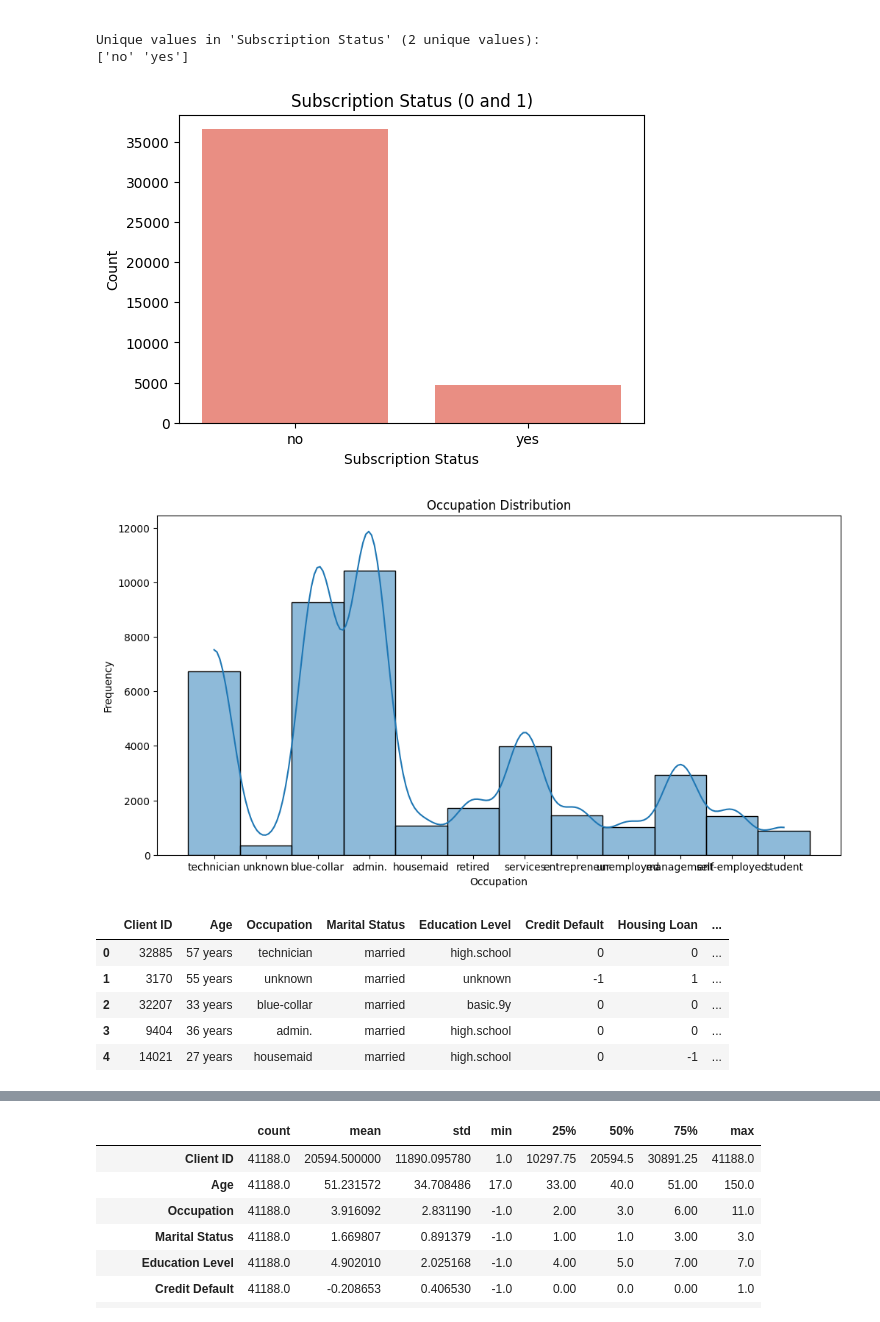
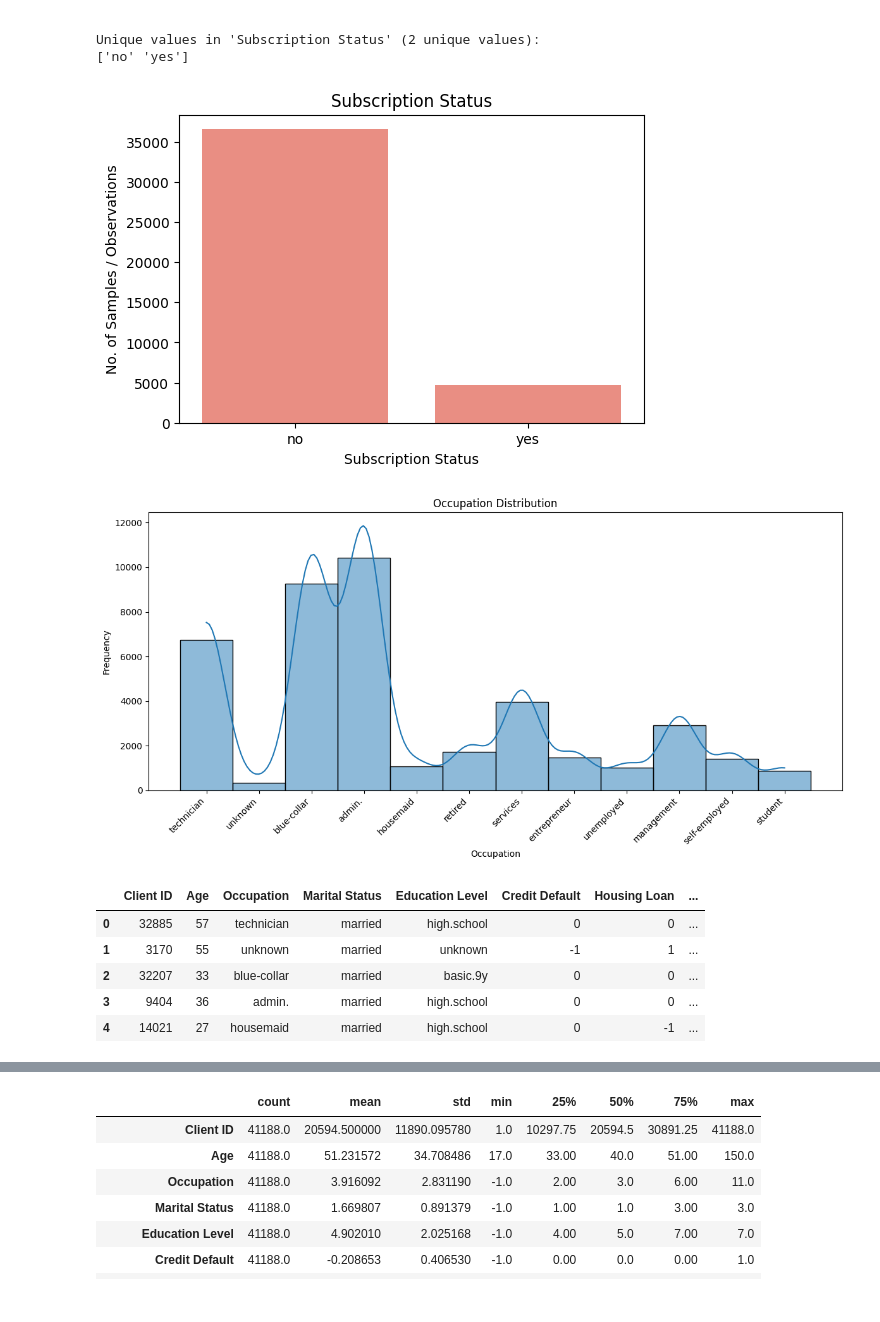
Before and after one commit to jayelinjiaqi/aiap20-jaye-lin-jiaqi-945I, a Jupyter notebook: eda.ipynb, the cells around one changed output, grey strips where cells are left out. Drawn from its saved outputs; the diff is of its cells as text; code cells hidden in the pictures.

```diff
--- a/eda.ipynb
+++ b/eda.ipynb
@@ -146,28 +149,59 @@ Unique values in 'Subscription Status' (2 unique values):
 ['no' 'yes']
 # %%
 # Distribution of subsription status
+
 plt.figure(figsize=(6, 4))
 sns.countplot(x=df['Subscription Status'], color='salmon')
-plt.title('Subscription Status (0 and 1)')
+plt.title('Subscription Status')
 plt.xlabel('Subscription Status')
-plt.ylabel('Count')
-plt.xticks([0, 1])  # Set the x-axis ticks to show only 0 and 1
+plt.ylabel('No. of Samples / Observations')
 plt.show()
+
+# Data is significantly imbalanced with more representation of clients who are non-subscribers
 # %% [output]
-[figure, old version]
+[figure, new version]
 # %%
 # Distribution of occupation
 
 plt.figure(figsize=(12, 6))
 sns.histplot(df['Occupation'], bins=20, kde=True)
+
 plt.title('Occupation Distribution')
 plt.xlabel('Occupation')
 plt.ylabel('Frequency')
+
+# Rotate x-axis labels to prevent cutoff
+plt.xticks(rotation=45, ha='right')  # or use 90 for vertical
+
+# Prevent clipping of labels
+plt.tight_layout()
+
 plt.show()
+
+# Technicians, blue-collar workers and admin workers are more heavily represented in the data set
+# Use one-hot encoding to convert categories to binary variables to prevent model from assuming importance of one category over another
 # %% [output]
-[figure, old version]
+[figure, new version]
 # %%
-# Data cleaning
+# Feature Processing
+
+# Replace 'Telephone' with 'telephone' and 'Cell' with 'cellular'
+def contact_method_cleaning(mobile_str):
+
+    if mobile_str == 'Telephone':
+        return 'telephone'
+    elif mobile_str == 'Cell':
+        return 'cellular'
+    else:
+        return mobile_str
+
+# Apply contact_method_cleaning function to feature 'Contact Method'
+df['Contact Method'] = df['Contact Method'].apply(contact_method_cleaning)
+
+# Extract numerical age from string using regex and convert to int for feature 'Age'
+df['Age'] = df['Age'].str.extract(r'(\d+)').astype(int)
+
+# Map 'no' to 0, 'yes' to 1 and 'unknown' or NULL to -1
 def yes_no_binary(yes_no_str):
 
     if yes_no_str == 'no':
@@ -177,27 +211,19 @@ def yes_no_binary(yes_no_str):
     else:
         return -1
 
-def mobile_binary(mobile_str):
-
-    if mobile_str == 'Telephone':
-        return 'telephone'
-    elif mobile_str == 'Cell':
-        return 'cellular'
-    else:
-        return mobile_str
-
+# Apply yes_no_binary function to features 'Hosing Loan', 'Personal Loan', 'Credit Default' and 'Subscription Status'
 df['Housing Loan'] = df['Housing Loan'].apply(yes_no_binary)
 df['Personal Loan'] = df['Personal Loan'].apply(yes_no_binary)
+df['Credit Default'] = df['Credit Default'].apply(yes_no_binary)
 df['Subscription Status'] = df['Subscription Status'].apply(yes_no_binary)
-df['Credit Default'] = df['Credit Default'].apply(yes_no_binary)
-df['Contact Method'] = df['Contact Method'].apply(mobile_binary)
+
 df.head()
 # %% [output]
 |  | Client ID | Age | Occupation | Marital Status | Education Level | Credit Default | Housing Loan | ... |
-| 0 | 32885 | 57 years | technician | married | high.school | 0 | 0 | ... |
-| 1 | 3170 | 55 years | unknown | married | unknown | -1 | 1 | ... |
-| 2 | 32207 | 33 years | blue-collar | married | basic.9y | 0 | 0 | ... |
-| 3 | 9404 | 36 years | admin. | married | high.school | 0 | 0 | ... |
-| 4 | 14021 | 27 years | housemaid | married | high.school | 0 | -1 | ... |
+| 0 | 32885 | 57 | technician | married | high.school | 0 | 0 | ... |
+| 1 | 3170 | 55 | unknown | married | unknown | -1 | 1 | ... |
+| 2 | 32207 | 33 | blue-collar | married | basic.9y | 0 | 0 | ... |
+| 3 | 9404 | 36 | admin. | married | high.school | 0 | 0 | ... |
+| 4 | 14021 | 27 | housemaid | married | high.school | 0 | -1 | ... |
 # %%
 # Feature engineering
```
Also changed, not shown: parts of 10 cells of this notebook.
